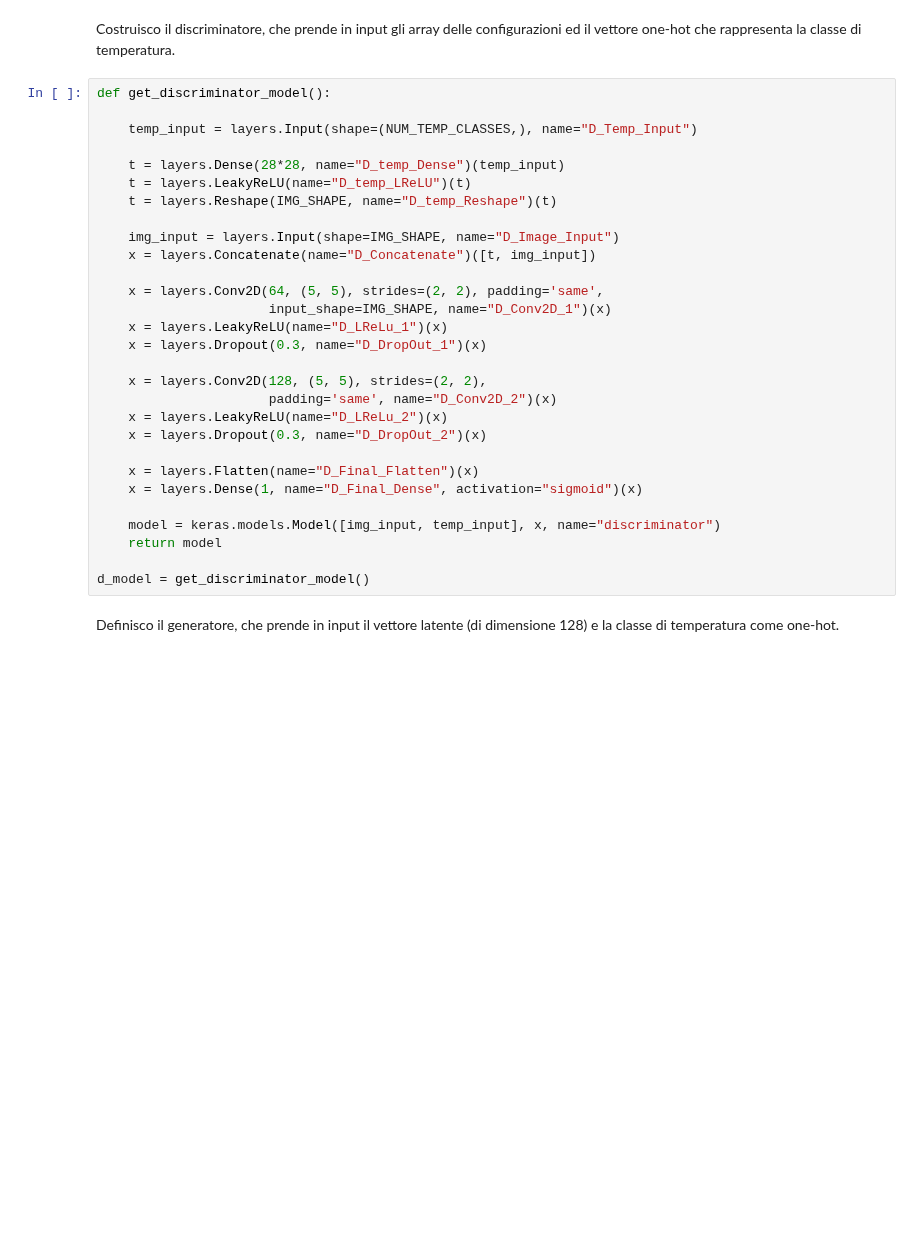
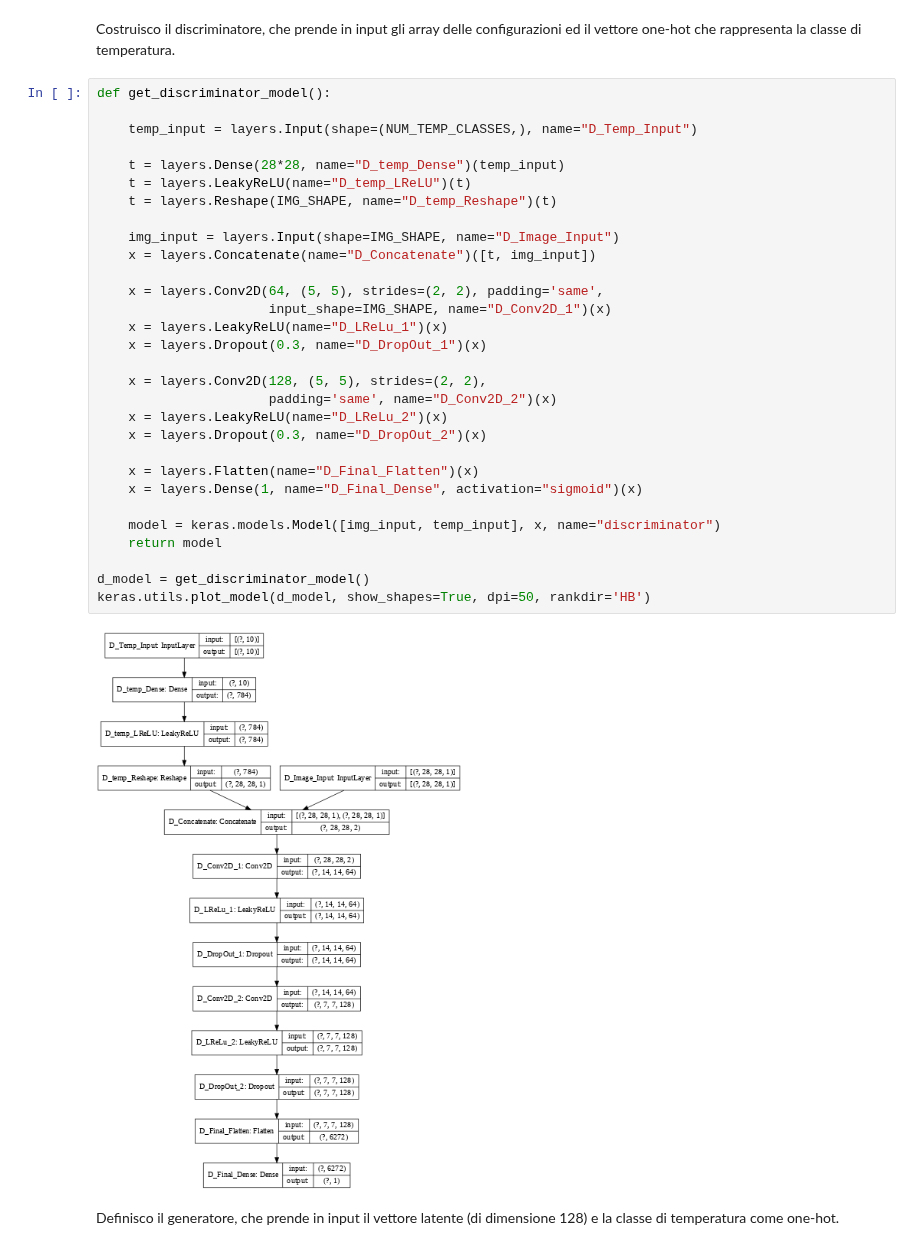
Before and after one commit to raeubaen/misc, a Jupyter notebook: dissertazione/Ising-DCGAN.ipynb, the cells around one changed output. Cells and saved outputs as stored; diff of their text form; blank space fills up the shorter version.

```diff
--- a/dissertazione/Ising-DCGAN.ipynb
+++ b/dissertazione/Ising-DCGAN.ipynb
@@ -54,32 +51,35 @@ Costruisco il discriminatore, che prende in input gli array delle configurazioni
 # %%
 def get_discriminator_model():
 
     temp_input = layers.Input(shape=(NUM_TEMP_CLASSES,), name="D_Temp_Input")
 
     t = layers.Dense(28*28, name="D_temp_Dense")(temp_input)
     t = layers.LeakyReLU(name="D_temp_LReLU")(t)
     t = layers.Reshape(IMG_SHAPE, name="D_temp_Reshape")(t)
 
     img_input = layers.Input(shape=IMG_SHAPE, name="D_Image_Input")
     x = layers.Concatenate(name="D_Concatenate")([t, img_input])
 
     x = layers.Conv2D(64, (5, 5), strides=(2, 2), padding='same',
                       input_shape=IMG_SHAPE, name="D_Conv2D_1")(x)
     x = layers.LeakyReLU(name="D_LReLu_1")(x)
     x = layers.Dropout(0.3, name="D_DropOut_1")(x)
 
     x = layers.Conv2D(128, (5, 5), strides=(2, 2),
                       padding='same', name="D_Conv2D_2")(x)
     x = layers.LeakyReLU(name="D_LReLu_2")(x)
     x = layers.Dropout(0.3, name="D_DropOut_2")(x)
 
     x = layers.Flatten(name="D_Final_Flatten")(x)
     x = layers.Dense(1, name="D_Final_Dense", activation="sigmoid")(x)
 
     model = keras.models.Model([img_input, temp_input], x, name="discriminator")
     return model
 
 d_model = get_discriminator_model()
+keras.utils.plot_model(d_model, show_shapes=True, dpi=50, rankdir='HB')
+# %% [output]
+[figure, added]
 # %% [markdown]
 Definisco il generatore, che prende in input il vettore latente (di dimensione 128) e la classe di temperatura come one-hot.
 # %%
```
Also changed, not shown: parts of 8 cells of this notebook.
